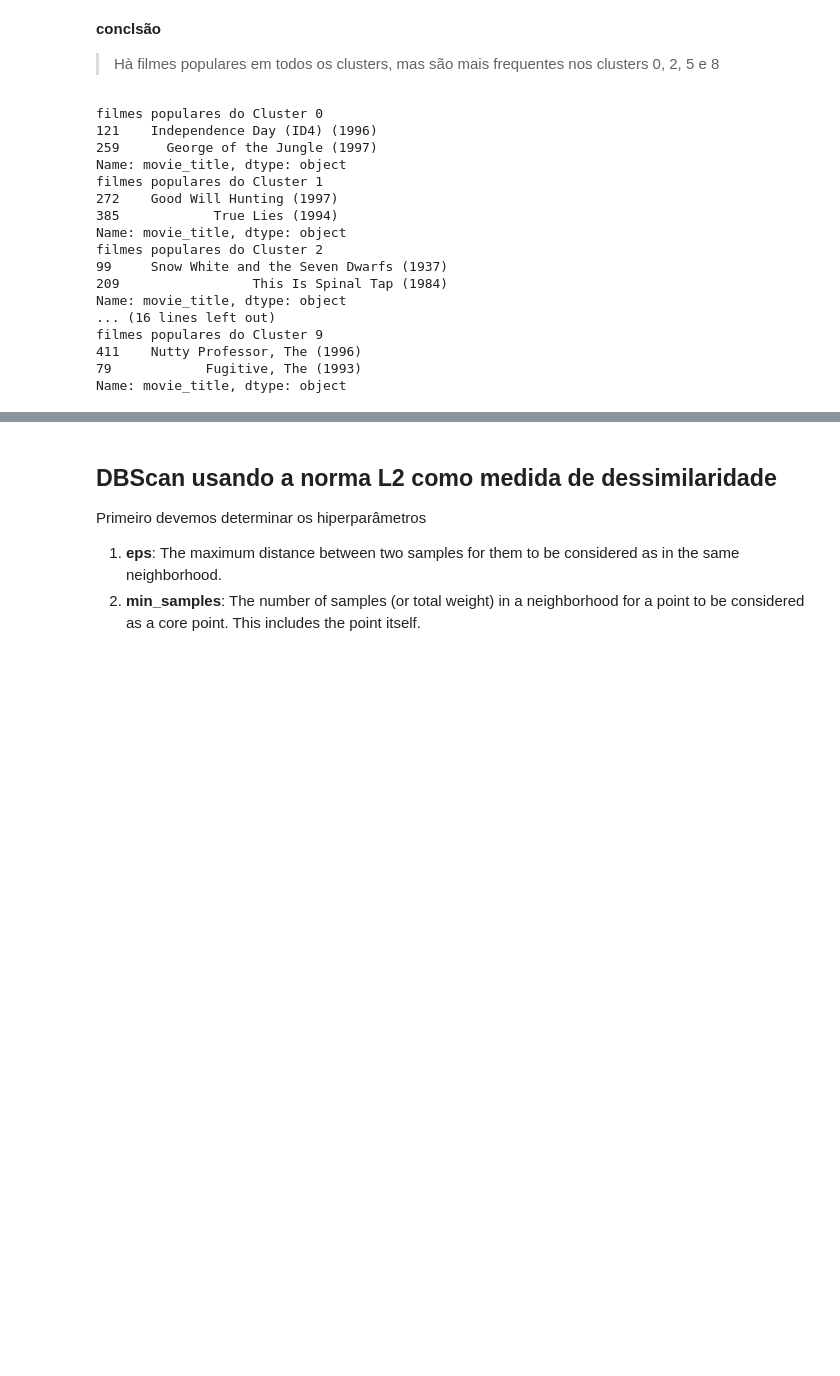
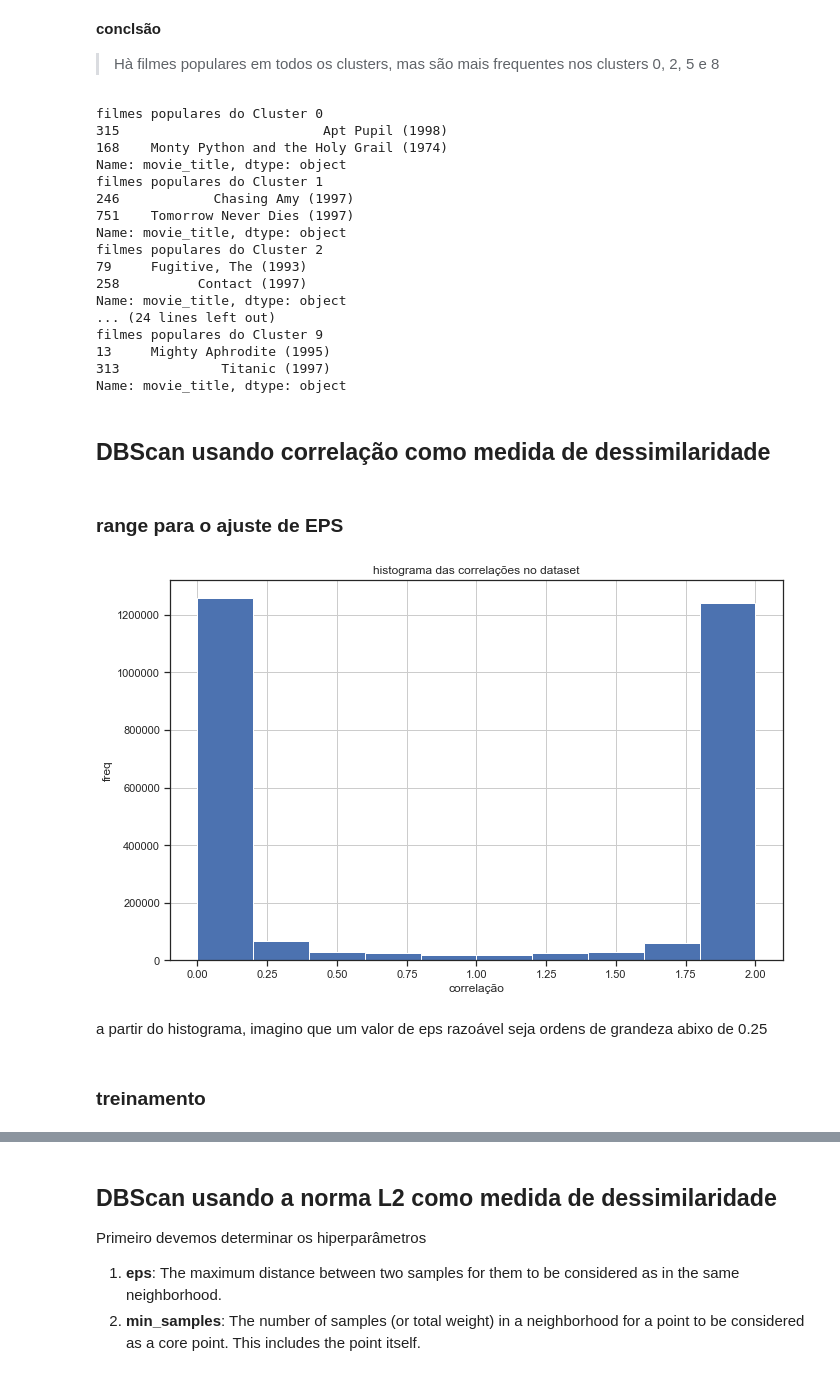
Before and after one commit to aiboxlab-ufrpe-edu-br/MovieLens-1, a Jupyter notebook: Modeling/MovieLens_clusterization.ipynb, the cells around one changed output, grey strips where cells are left out. Cells and saved outputs as stored; diff of their text form; code cells hidden in the pictures; blank space fills up the shorter version.

Commit message:
análise para base de 100k

```diff
--- a/Modeling/MovieLens_clusterization.ipynb
+++ b/Modeling/MovieLens_clusterization.ipynb
@@ -504,22 +509,41 @@ for c in range(0, n_):
         print("filmes populares do Cluster %i" % c)
         print(in_cluster.sample(n=2)['movie_title'])
         in_cluster.to_csv("../ProcessedData/clustering/10k/cluster_%i_kmeans.csv" % c)
-        clusters_samples[c] = in_cluster
 # %% [output]
 filmes populares do Cluster 0
-121    Independence Day (ID4) (1996)
-259      George of the Jungle (1997)
+315                          Apt Pupil (1998)
+168    Monty Python and the Holy Grail (1974)
 Name: movie_title, dtype: object
 filmes populares do Cluster 1
-272    Good Will Hunting (1997)
-385            True Lies (1994)
+246            Chasing Amy (1997)
+751    Tomorrow Never Dies (1997)
 Name: movie_title, dtype: object
 filmes populares do Cluster 2
-99     Snow White and the Seven Dwarfs (1937)
-209                 This Is Spinal Tap (1984)
+79     Fugitive, The (1993)
+258          Contact (1997)
 Name: movie_title, dtype: object
-... (16 lines left out)
+... (24 lines left out)
 filmes populares do Cluster 9
-411    Nutty Professor, The (1996)
-79            Fugitive, The (1993)
+13     Mighty Aphrodite (1995)
+313             Titanic (1997)
 Name: movie_title, dtype: object
+# %% [markdown]
+## DBScan usando correlação como medida de dessimilaridade
+# %%
+dataset_corr = pairwise_distances(df_for_clustering, metric='correlation')
+# %% [markdown]
+### range para o ajuste de EPS
+# %%
+distis_corr = pd.Series(dataset_corr.reshape(-1))
+plt.figure()
+distis_corr.hist()
+plt.title('histograma das correlações no dataset')
+plt.xlabel('correlação')
+plt.ylabel('freq')
+plt.show()
+# %% [output]
+[figure, added]
+# %% [markdown]
+a partir do histograma, imagino que um valor de eps razoável seja ordens de grandeza abixo de 0.25
+# %% [markdown]
+### treinamento
```
Also changed, not shown: parts of 54 cells of this notebook.
